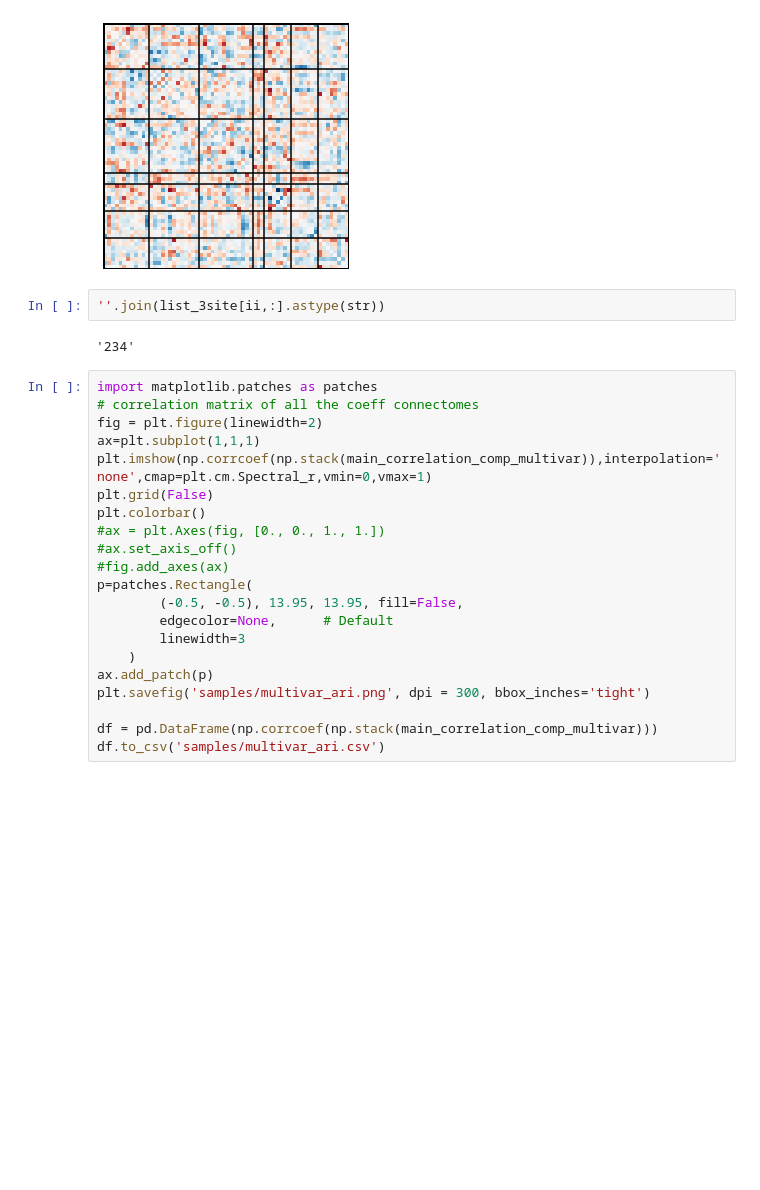
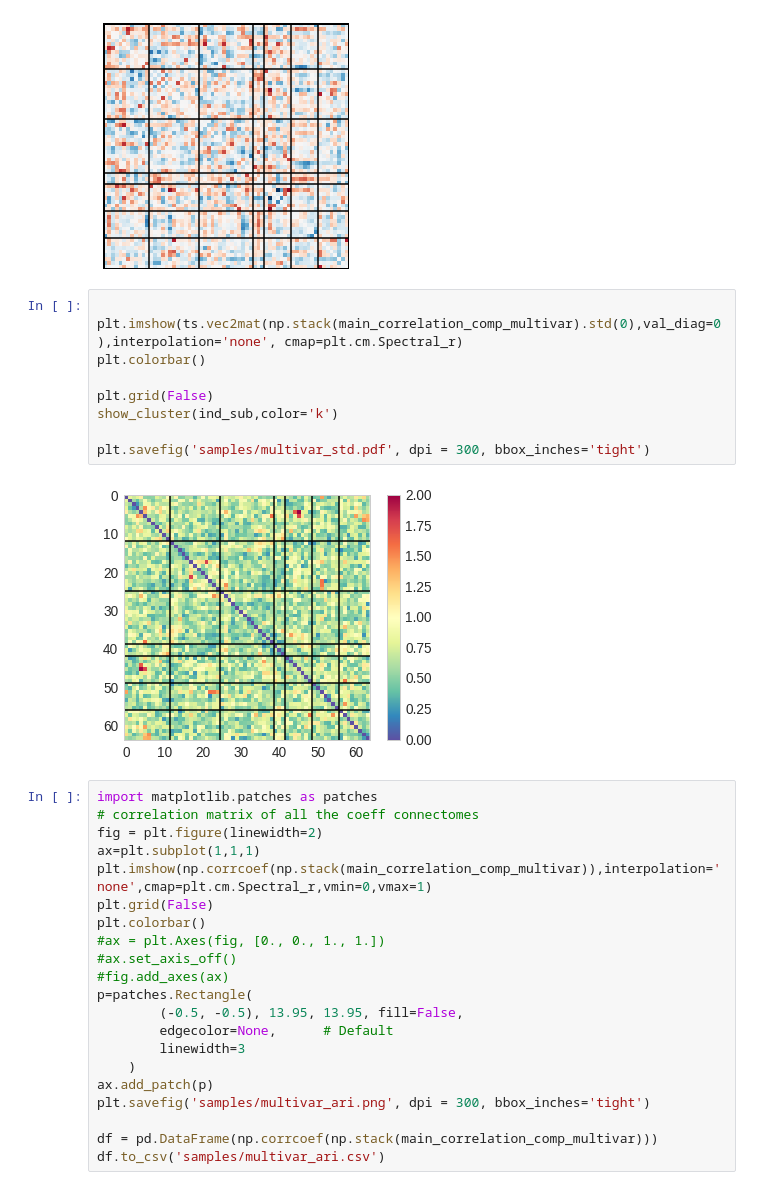
Before and after one commit to SIMEXP/schizo_multisite, a Jupyter notebook: figures/connectomes.ipynb, the cells around one changed output. Drawn from its saved outputs; the diff is of its cells as text; blank space fills up the shorter version.

```diff
--- a/figures/connectomes.ipynb
+++ b/figures/connectomes.ipynb
@@ -800,10 +812,17 @@ for ii in range(list_3site.shape[0]):
 [figure]
 [figure]
 [figure]
-# %%
-''.join(list_3site[ii,:].astype(str))
-# %% [output]
-'234'
+# %%
+
+plt.imshow(ts.vec2mat(np.stack(main_correlation_comp_multivar).std(0),val_diag=0),interpolation='none', cmap=plt.cm.Spectral_r)
+plt.colorbar()
+
+plt.grid(False)
+show_cluster(ind_sub,color='k')
+
+plt.savefig('samples/multivar_std.pdf', dpi = 300, bbox_inches='tight')
+# %% [output]
+[figure, added]
 # %%
 import matplotlib.patches as patches
 # correlation matrix of all the coeff connectomes
```
Also changed, not shown: parts of 3 cells of this notebook, 4 other files.
